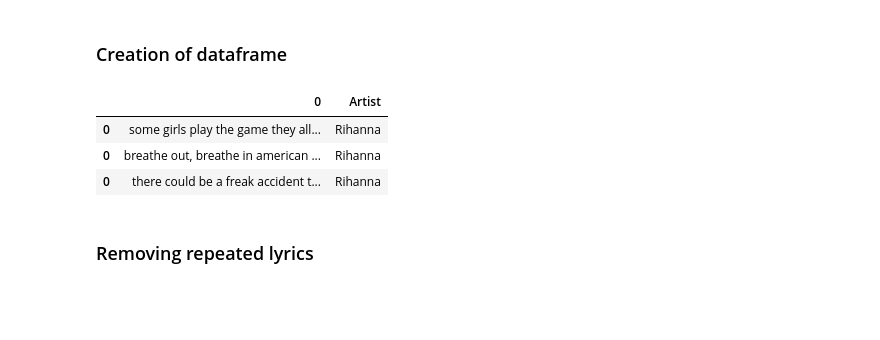
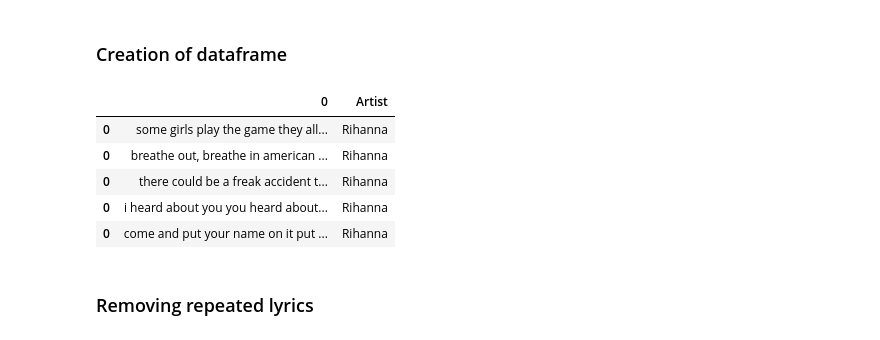
Before and after one commit to ahsansana1/lyrics_classification, a Jupyter notebook: Rihanna_Britney_lyrics.ipynb, the cells around one changed output. Saved outputs shown, nothing was run; the diff lists cells and outputs as text; code cells hidden in the pictures; blank space fills up the shorter version.

```diff
--- a/Rihanna_Britney_lyrics.ipynb
+++ b/Rihanna_Britney_lyrics.ipynb
@@ -68,27 +68,29 @@ for num, i in enumerate(all_txt_files):
 # %%
 df = pd.DataFrame()
 # pattern for selecting words having minimum length 3
 pattern = '[^\w{3,}]'
 
 txt_files = os.listdir()
 data1 = []
 for s in txt_files:
     if s.endswith('.txt'):
         data1.append(s)
 for i in data1:
     with open(i):
         with open(i) as infile:
             all_lyrics = infile.read()
             all_words = re.sub(pattern, " ", all_lyrics.lower())
         df = df.append(pd.DataFrame([all_words]))
 df['Artist'] = 'Rihanna'
 df.rename(index=str, columns={0: "lyrics"})
-df.head(3)
+df.head(5)
 # %% [output]
 |  | 0 | Artist |
 | 0 | some girls play the game they all... | Rihanna |
 | 0 | breathe out, breathe in american ... | Rihanna |
 | 0 | there could be a freak accident t... | Rihanna |
+| 0 | i heard about you you heard about... | Rihanna |
+| 0 | come and put your name on it put ... | Rihanna |
 # %% [markdown]
 ### Removing repeated lyrics
 # %%
```
Also changed, not shown: parts of 14 cells of this notebook.
